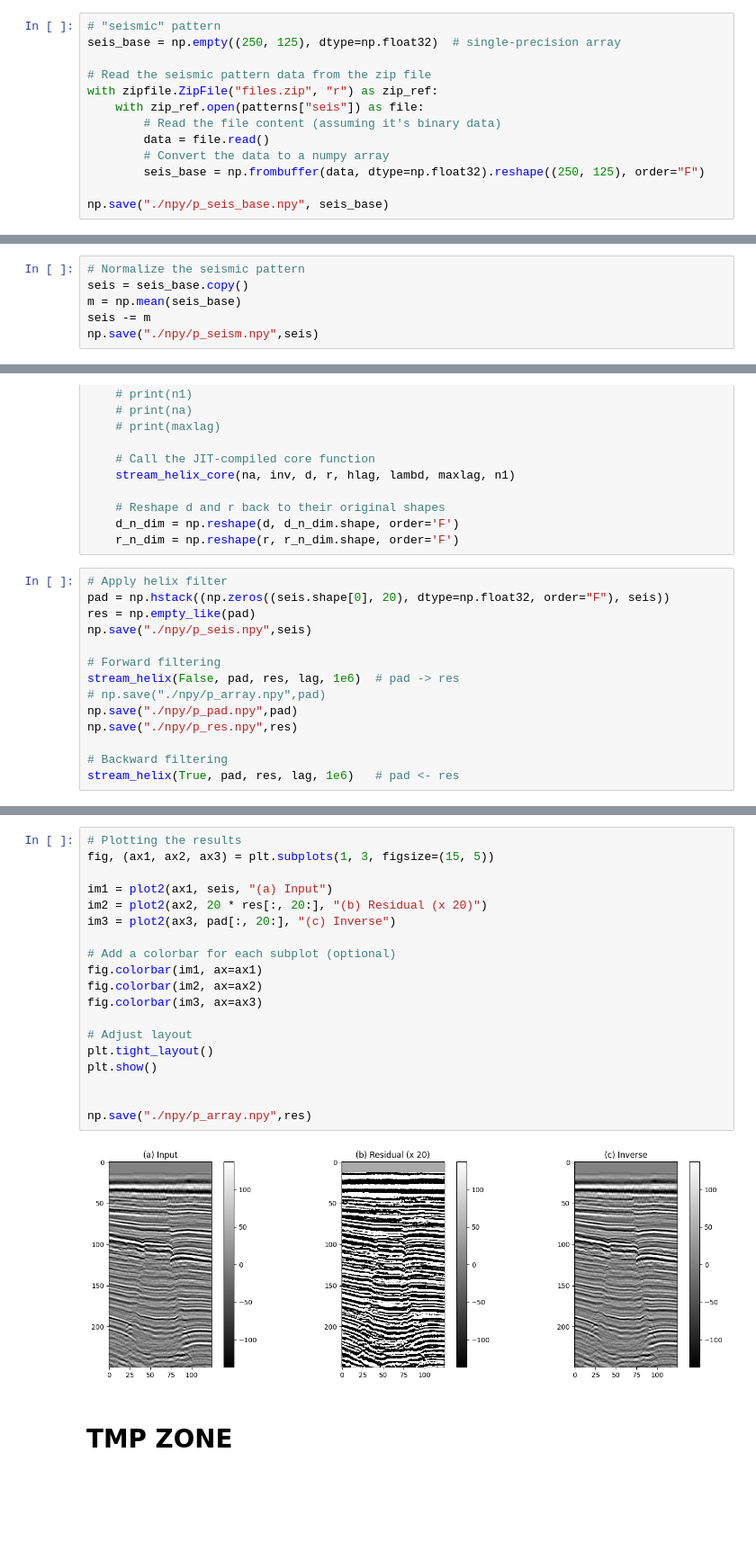
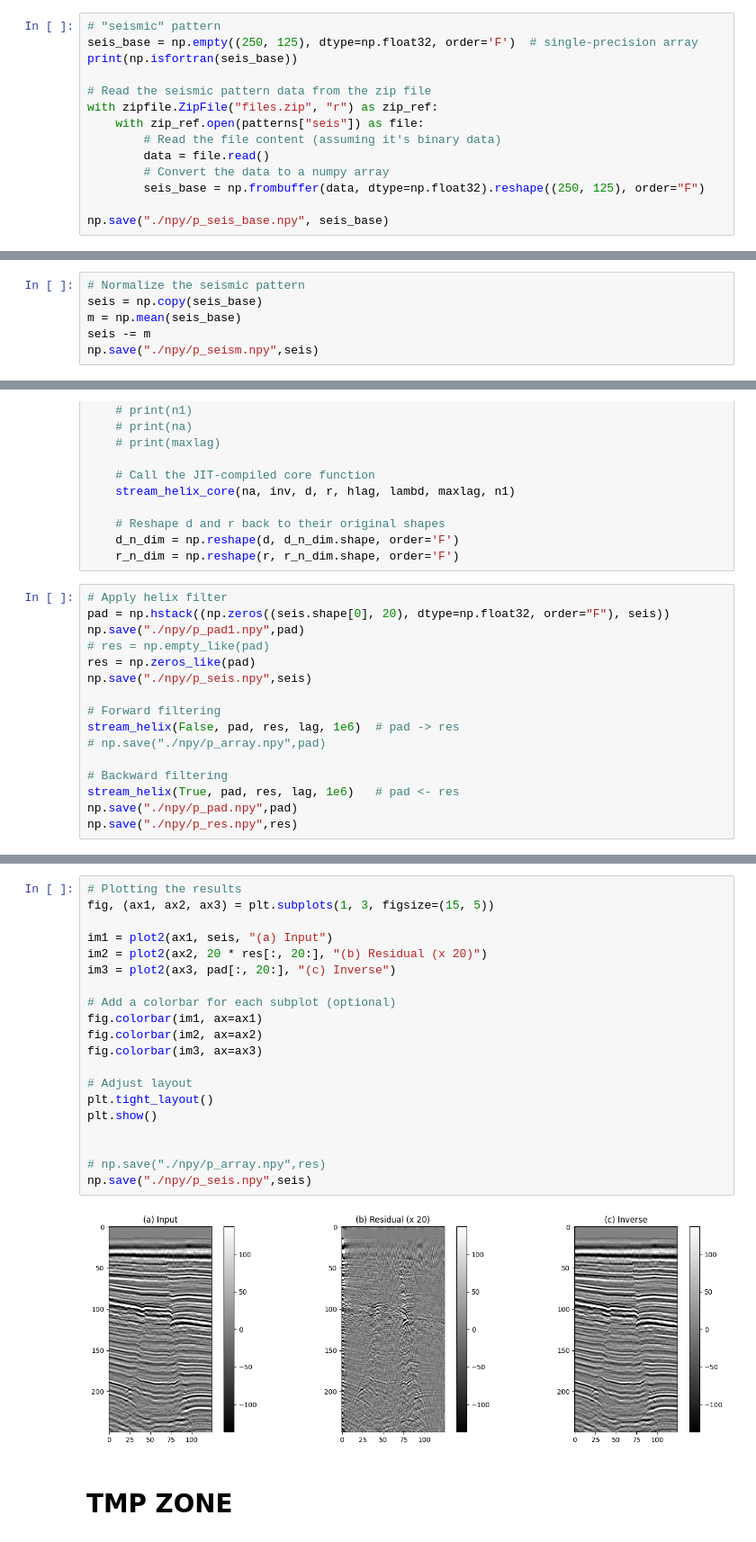
Before and after one commit to jonatchoum/pef_perso_gitpod2, a Jupyter notebook: PEF_python.ipynb, the cells around one changed output, grey strips where cells are left out. Shown at 90% size. Cells and saved outputs as stored; diff of their text form; blank space fills up the shorter version.

Commit message:
last image is ressembling

```diff
--- a/PEF_python.ipynb
+++ b/PEF_python.ipynb
@@ -684,7 +684,8 @@ plt.show()
 [figure]
 # %%
 # "seismic" pattern
-seis_base = np.empty((250, 125), dtype=np.float32)  # single-precision array
+seis_base = np.empty((250, 125), dtype=np.float32, order='F')  # single-precision array
+print(np.isfortran(seis_base))
 
 # Read the seismic pattern data from the zip file
 with zipfile.ZipFile("files.zip", "r") as zip_ref:
@@ -698,6 +701,6 @@ np.save("./npy/p_seis_base.npy", seis_base)
 # %%
 # Normalize the seismic pattern
-seis = seis_base.copy()
+seis = np.copy(seis_base)
 m = np.mean(seis_base)
 seis -= m
 np.save("./npy/p_seism.npy",seis)
@@ -812,14 +805,16 @@ def stream_helix(inv, d_n_dim, r_n_dim, lag, lambd):
 # %%
 # Apply helix filter
 pad = np.hstack((np.zeros((seis.shape[0], 20), dtype=np.float32, order="F"), seis))
-res = np.empty_like(pad)
+np.save("./npy/p_pad1.npy",pad)
+# res = np.empty_like(pad)
+res = np.zeros_like(pad)
 np.save("./npy/p_seis.npy",seis)
 
 # Forward filtering
 stream_helix(False, pad, res, lag, 1e6)  # pad -> res
 # np.save("./npy/p_array.npy",pad)
-np.save("./npy/p_pad.npy",pad)
-np.save("./npy/p_res.npy",res)
 
 # Backward filtering
 stream_helix(True, pad, res, lag, 1e6)   # pad <- res
+np.save("./npy/p_pad.npy",pad)
+np.save("./npy/p_res.npy",res)
@@ -833,24 +821,25 @@ stream_helix(True, pad, res, lag, 1e6)   # pad <- res
 # %%
 # Plotting the results
 fig, (ax1, ax2, ax3) = plt.subplots(1, 3, figsize=(15, 5))
 
 im1 = plot2(ax1, seis, "(a) Input")
 im2 = plot2(ax2, 20 * res[:, 20:], "(b) Residual (x 20)")
 im3 = plot2(ax3, pad[:, 20:], "(c) Inverse")
 
 # Add a colorbar for each subplot (optional)
 fig.colorbar(im1, ax=ax1)
 fig.colorbar(im2, ax=ax2)
 fig.colorbar(im3, ax=ax3)
 
 # Adjust layout
 plt.tight_layout()
 plt.show()
 
 
-np.save("./npy/p_array.npy",res)
+# np.save("./npy/p_array.npy",res)
+np.save("./npy/p_seis.npy",seis)
 # %% [output]
-[figure, old version]
+[figure, new version]
 # %% [markdown]
 # TMP ZONE
 # %%
```
Also changed, not shown: parts of 4 cells of this notebook.
